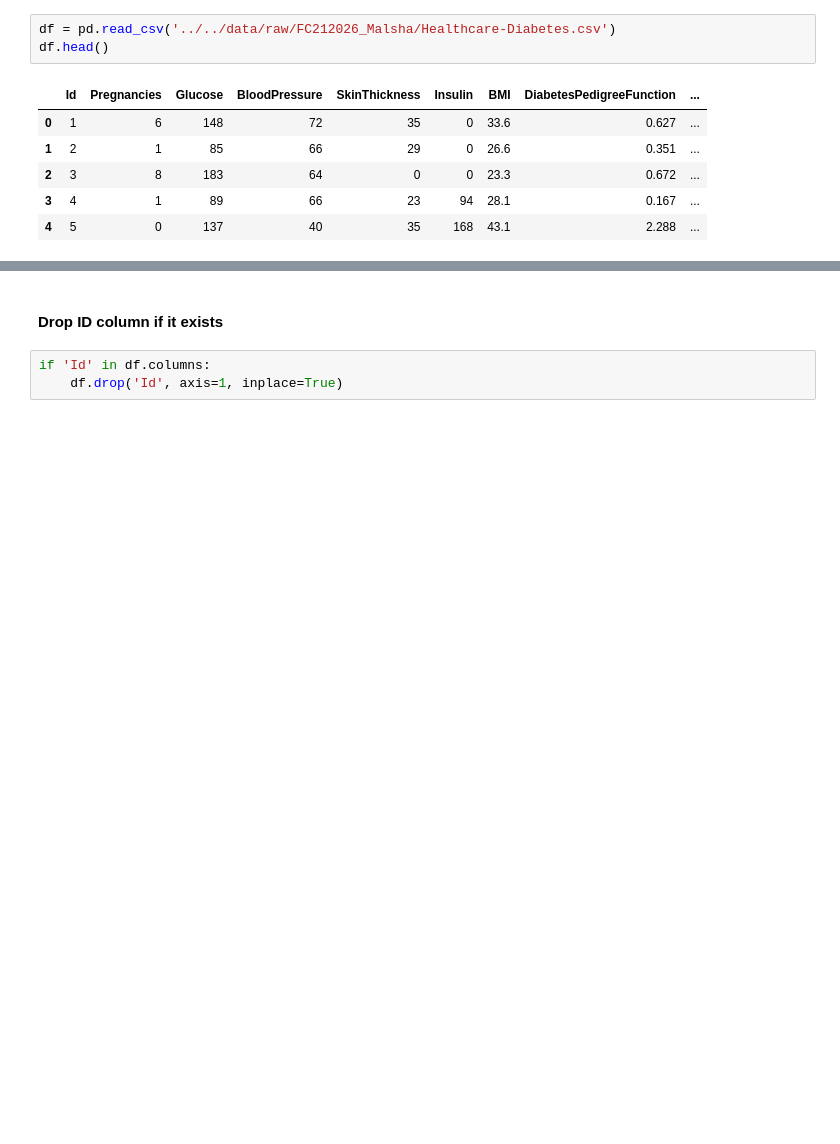
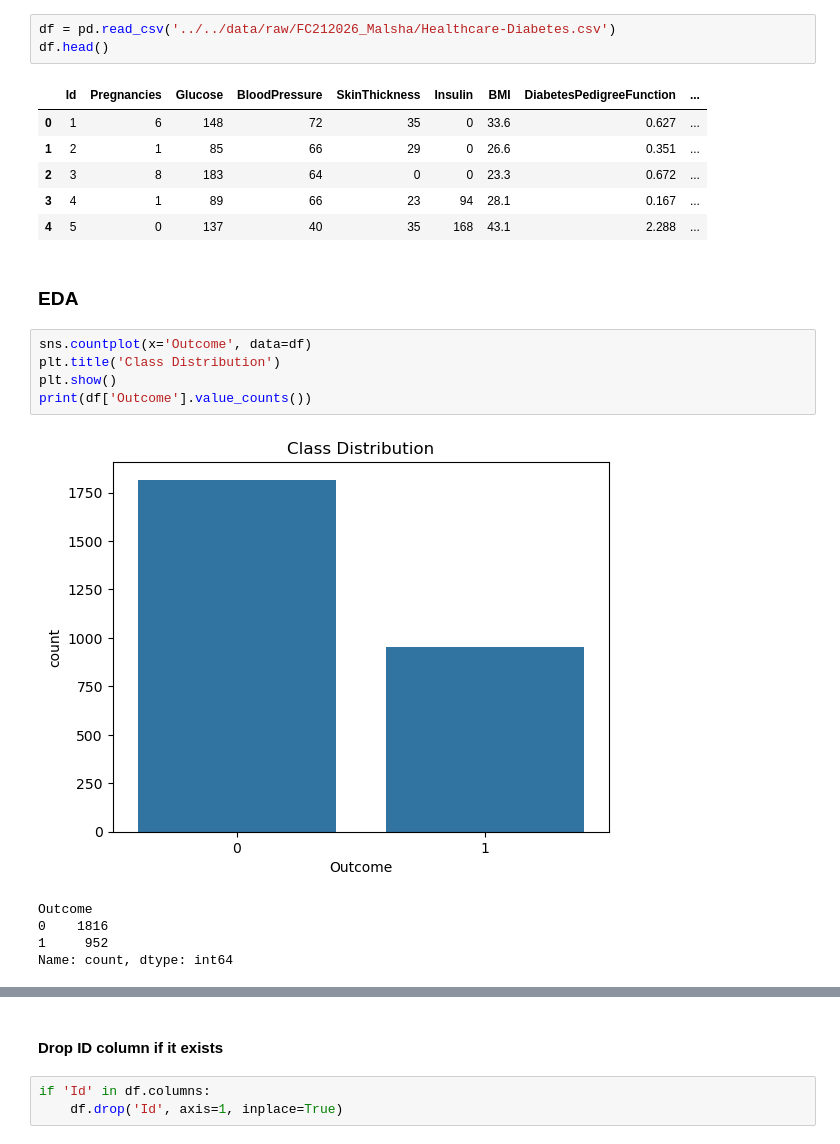
Before and after one commit to VenumiV/diabetes-predictor-ml-flask, a Jupyter notebook: notebooks/FC212026_Malsha/knn.ipynb, the cells around one changed output, grey strips where cells are left out. Cells and saved outputs as stored; diff of their text form; blank space fills up the shorter version.

```diff
--- a/notebooks/FC212026_Malsha/knn.ipynb
+++ b/notebooks/FC212026_Malsha/knn.ipynb
@@ -36,3 +37,16 @@ df.head()
 | 2 | 3 | 8 | 183 | 64 | 0 | 0 | 23.3 | 0.672 | ... |
 | 3 | 4 | 1 | 89 | 66 | 23 | 94 | 28.1 | 0.167 | ... |
 | 4 | 5 | 0 | 137 | 40 | 35 | 168 | 43.1 | 2.288 | ... |
+# %% [markdown]
+### EDA
+# %%
+sns.countplot(x='Outcome', data=df)
+plt.title('Class Distribution')
+plt.show()
+print(df['Outcome'].value_counts())
+# %% [output]
+[figure, added]
+Outcome
+0    1816
+1     952
+Name: count, dtype: int64
```
Also changed, not shown: parts of 17 cells of this notebook.
